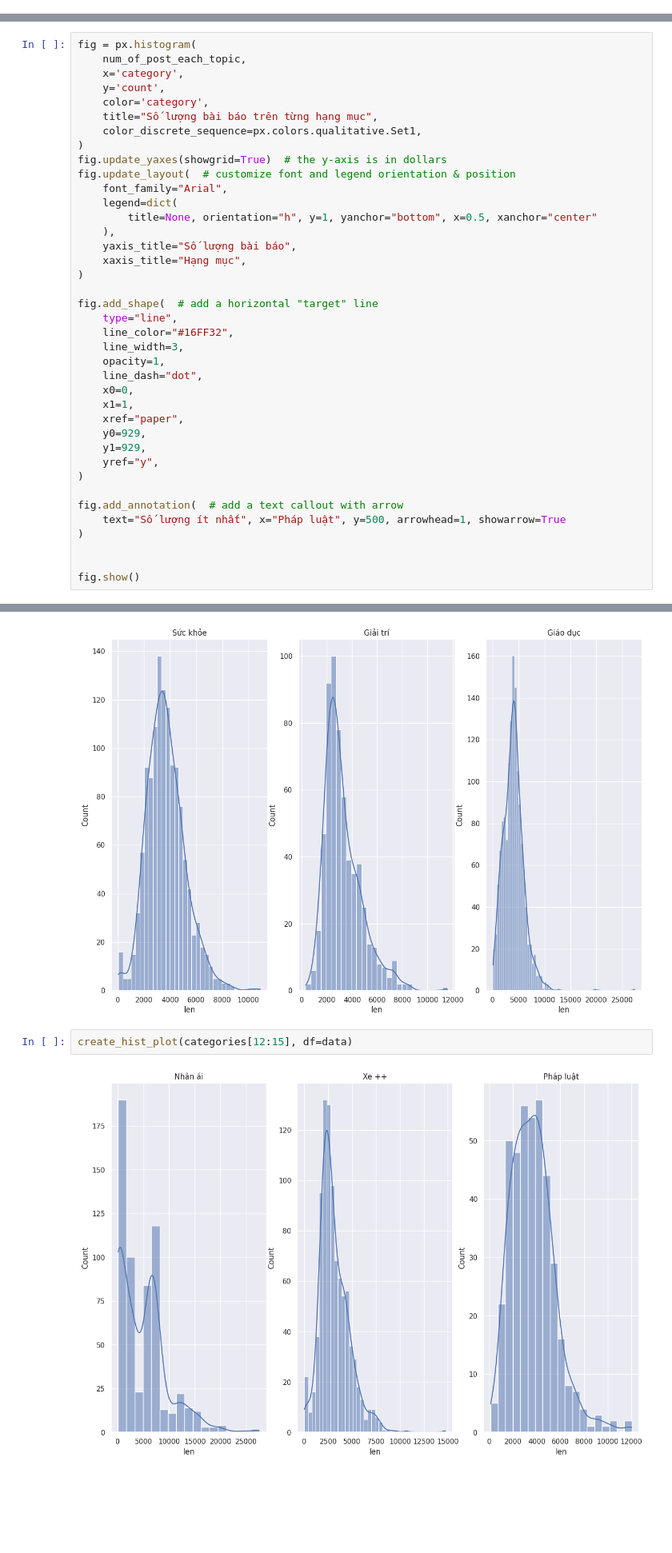
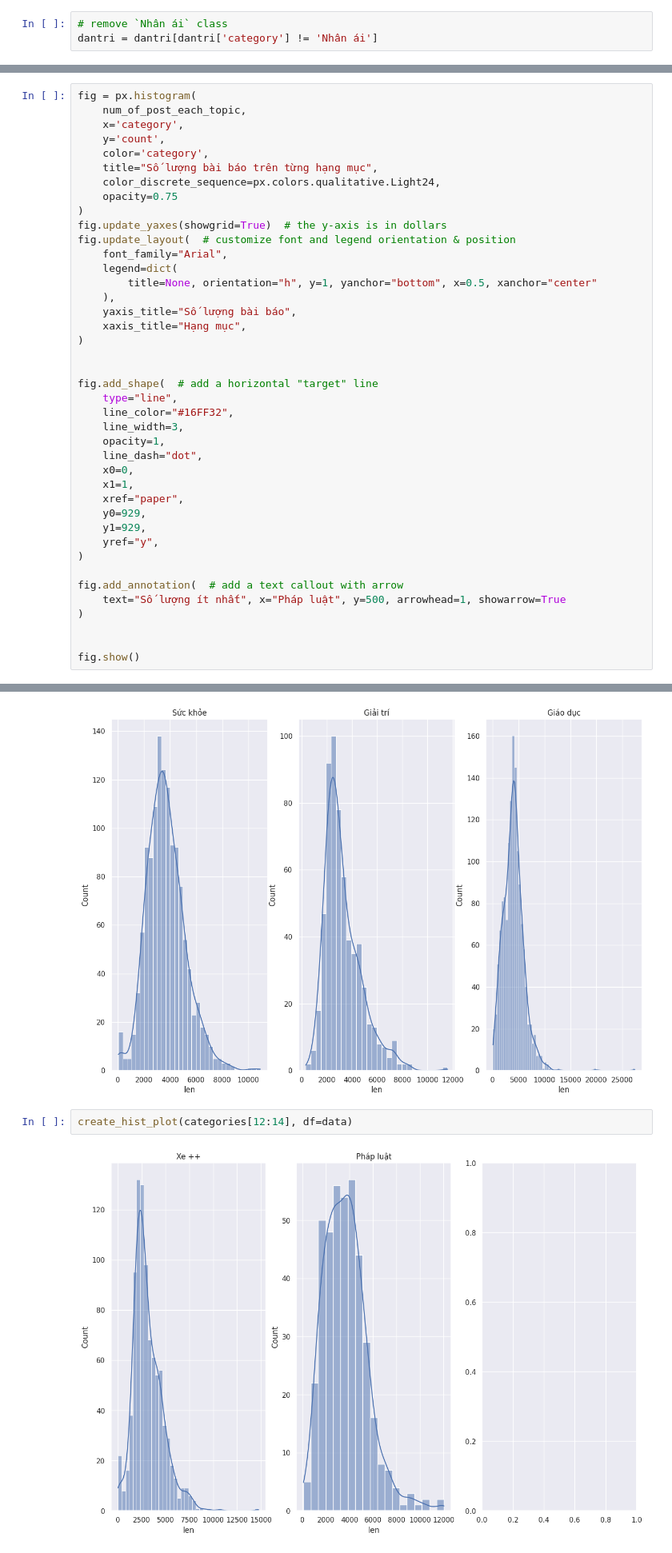
Before and after one commit to nguyendongmanh/vietnamese-text-classify, a Jupyter notebook: train/train_model.ipynb, the cells around one changed output, grey strips where cells are left out. Shown: that part at 80% size. Drawn from its saved outputs; the diff is of its cells as text; blank space fills up the shorter version.

```diff
--- a/train/train_model.ipynb
+++ b/train/train_model.ipynb
@@ -95,6 +82,9 @@ dantri.head()
 | 2 | Thủ tướng thị sát đường sắt Nhổn ... | Xã hội | Sáng 12/2 (mùng 3 Tết Giáp Thìn),... |
 | 3 | Đại sứ Saudi Arabia: Mong muốn Vi... | Xã hội | Thủ tướng Phạm Minh Chính tiếp Đạ... |
 | 4 | Tổng Thanh tra Chính phủ nói về g... | Xã hội | Tổng Thanh tra Chính phủ Đoàn Hồn... |
+# %%
+# remove `Nhân ái` class
+dantri = dantri[dantri['category'] != 'Nhân ái']
 # %%
 # print first 5 words in stopwords
 stopwords[:5]
@@ -153,7 +142,8 @@ fig = px.histogram(
     y='count',
     color='category',
     title="Số lượng bài báo trên từng hạng mục",
-    color_discrete_sequence=px.colors.qualitative.Set1,
+    color_discrete_sequence=px.colors.qualitative.Light24,
+    opacity=0.75
 )
 fig.update_yaxes(showgrid=True)  # the y-axis is in dollars
 fig.update_layout(  # customize font and legend orientation & position
@@ -164,6 +154,7 @@ fig.update_layout(  # customize font and legend orientation & position
     yaxis_title="Số lượng bài báo",
     xaxis_title="Hạng mục",
 )
+
 
 fig.add_shape(  # add a horizontal "target" line
     type="line",
@@ -234,6 +225,6 @@ create_hist_plot(categories[9:12], df=data)
 # %% [output]
 [figure]
 # %%
-create_hist_plot(categories[12:15], df=data)
+create_hist_plot(categories[12:14], df=data)
 # %% [output]
-[figure, old version]
+[figure, new version]
```
Also changed, not shown: parts of 63 cells of this notebook.
